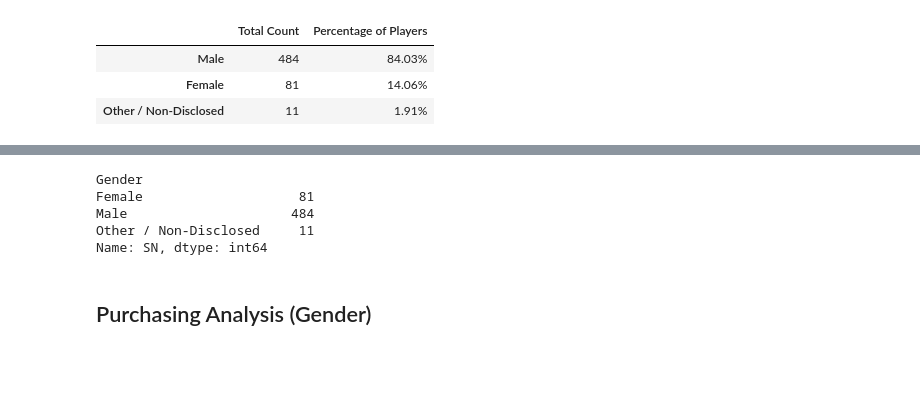
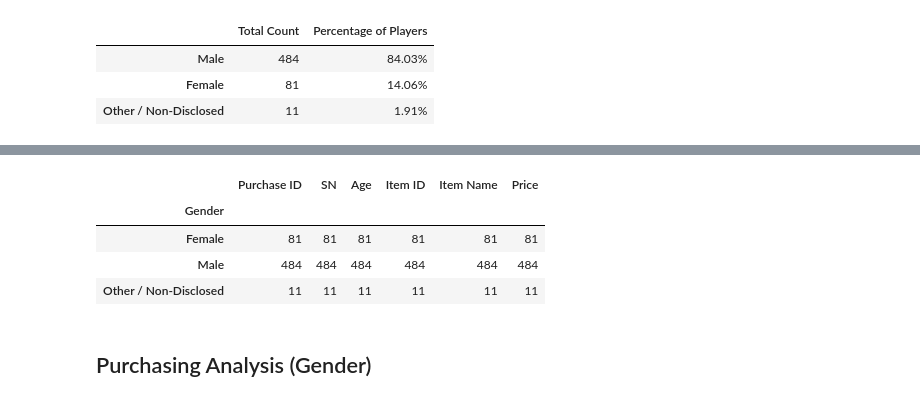
Before and after one commit to MoSeale/BootCamp_HomeWork, a Jupyter notebook: Unit 4 - Pandas/HeroesOfPymoli/HeroesOfPymoli_starter.ipynb, the cells around one changed output, grey strips where cells are left out. Cells and saved outputs as stored; diff of their text form; code cells hidden in the pictures; blank space fills up the shorter version.

Commit message:
Update
Gender Demographics complete

```diff
--- a/Unit 4 - Pandas/HeroesOfPymoli/HeroesOfPymoli_starter.ipynb
+++ b/Unit 4 - Pandas/HeroesOfPymoli/HeroesOfPymoli_starter.ipynb
@@ -110,3 +110,39 @@ pa_summary_df
 | Male | 484 | 84.03% |
 | Female | 81 | 14.06% |
 | Other / Non-Disclosed | 11 | 1.91% |
+# %%
+##Gender Demographics
+
+##create a subset of the purchase_data
+columns = ["SN", "Gender"]
+
+demographics_pd=purchase_data[columns]
+
+demographics_pd.head()
+
+##Create array of unique players
+unique_SN=purchase_data["SN"].unique()
+unique_SN
+
+##remove duplicate players in column "SN"
+unique_player_info = demographics_pd.drop_duplicates(subset = ["SN"])
+unique_player_info
+
+# Create a dataframe of the Purchasing File for each unique player
+
+grouped_purchase_data=unique_player_info.groupby('Gender').count()
+grouped_purchase_data.head()
+
+#Reorder index
+index=["Male","Female", "Other / Non-Disclosed"]
+grouped_purchase_data2=grouped_purchase_data.reindex(index)
+final_grouped_purchase_data=grouped_purchase_data2.rename(columns= {"SN":"Total Count"})
+final_grouped_purchase_data
+
+#Calculate Percentage of Players and add to dataframe
+final_grouped_purchase_data["Percentage of Players"]=(final_grouped_purchase_data["Total Count"]/total_players)*100
+
+
+#Gender Demographics Summary
+final_grouped_purchase_data["Percentage of Players"]=final_grouped_purchase_data["Percentage of Players"].astype(float).map("{:,.2f}%".format)
+final_grouped_purchase_data
@@ -113,8 +155,10 @@ pa_summary_df
 # %%
 ##Gender Demographics
-columns = ["Purchase ID", "SN", "Age", "Gender"]
+columns = ["SN", "Gender"]
 
+demographics_pd=purchase_date.columns
 
+demographics_pd
 
 #purchase_group = purchase_data.groupby(["SN"])
 
@@ -131,7 +175,8 @@ unique_player_info
 
 # Create a dataframe of the Purchasing File for each unique player
 grouped_purchase_data.reindex(["Male","Female", "Other / Non-Disclosed"])
-grouped_purchase_data=unique_player_info.groupby('Gender')['SN'].count()
+grouped_purchase_data=unique_player_info.groupby('Gender').count()
+
 #grouped_purchase_data
 #grouped_purchase_data.reindex(["Male","Female", "Other / Non-Disclosed"])
 grouped_purchase_data.head()
@@ -159,38 +204,38 @@ grouped_purchase_data.head()
 #for Gender in unique_Gender:
 #    total_count.append
 # Create a GroupBy object based upon "View Group"
 #grouped_gender = grouped_purchase_data.groupby('Gender').count()[["SN"]]
 #grouped_gender.head()
 
 # Find how many rows fall into each bin
 #print(ted_group["comments"].count())
 
 #Gender Demographics Summary
 #gd_summary_df = pd.DataFrame({"Gender": [unique_Gender],
 #                              "Average Purchase Price": [avg_price],
 #                              "Number of Purchases": [num_purchases],
 #                              "Total Revenue": [sum_price]
 #                             })
 
 #ted_group = ted_df.groupby("View Group")
 #purchase_group["Gender"].unique()
 #gender_categories
 
 #gender = []
 #new dataframe to hold the key information for each unique player
 
 #for i to total_players:
 #    for player in unique_SN:
 #        unique_player_info_df.append = purchase_data.loc[purchase_data["SN"] == player,  :]
 #
 #unique_player_info_df.head()
 #purchase_group["Gender"].value_counts()
 # %% [output]
-Gender
-Female                    81
-Male                     484
-Other / Non-Disclosed     11
-Name: SN, dtype: int64
+|  | Purchase ID | SN | Age | Item ID | Item Name | Price |
+| Gender |  |  |  |  |  |  |
+| Female | 81 | 81 | 81 | 81 | 81 | 81 |
+| Male | 484 | 484 | 484 | 484 | 484 | 484 |
+| Other / Non-Disclosed | 11 | 11 | 11 | 11 | 11 | 11 |
 # %% [markdown]
 
 ## Purchasing Analysis (Gender)
```
Also changed, not shown: parts of 2 cells of this notebook.
